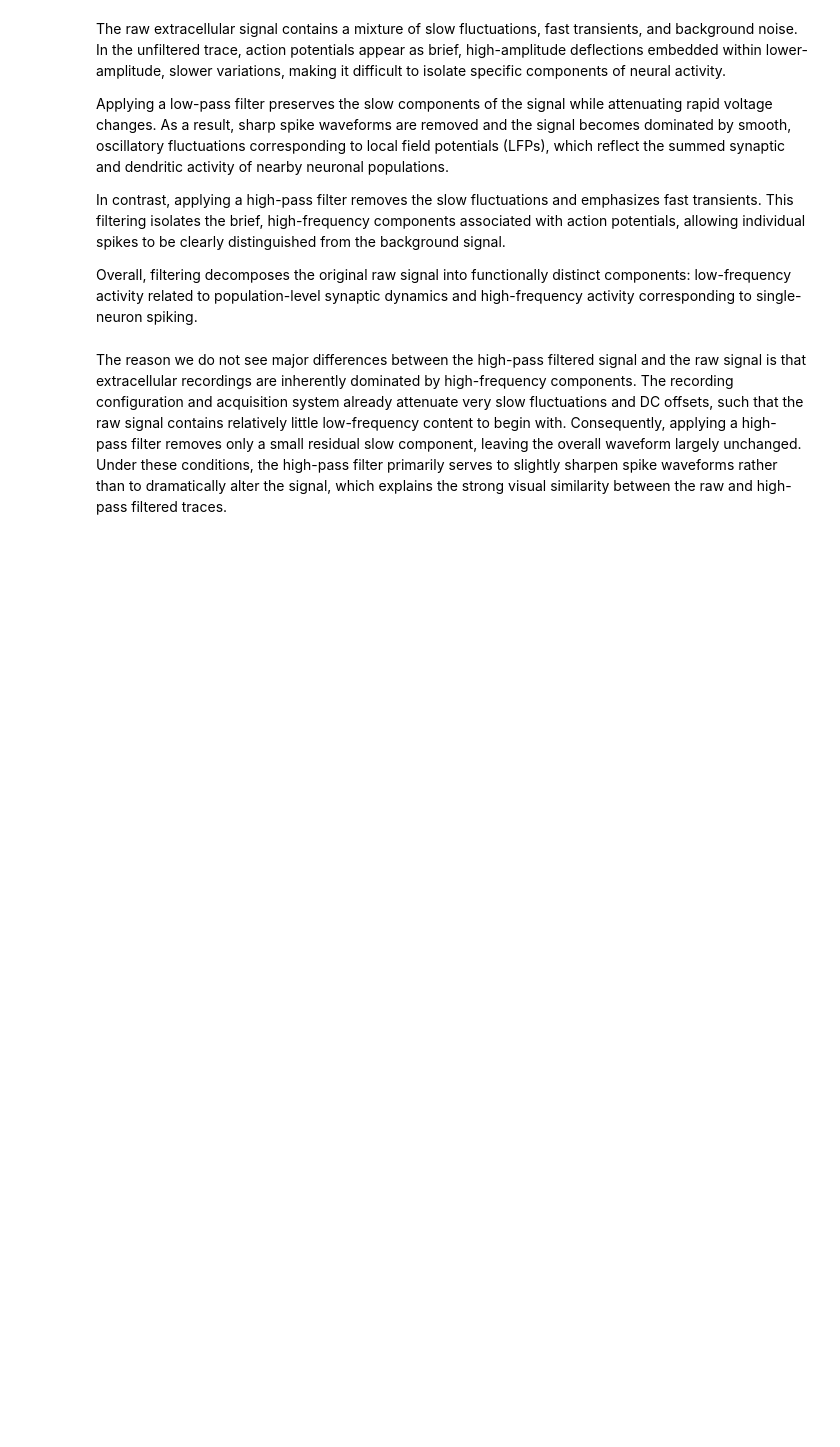
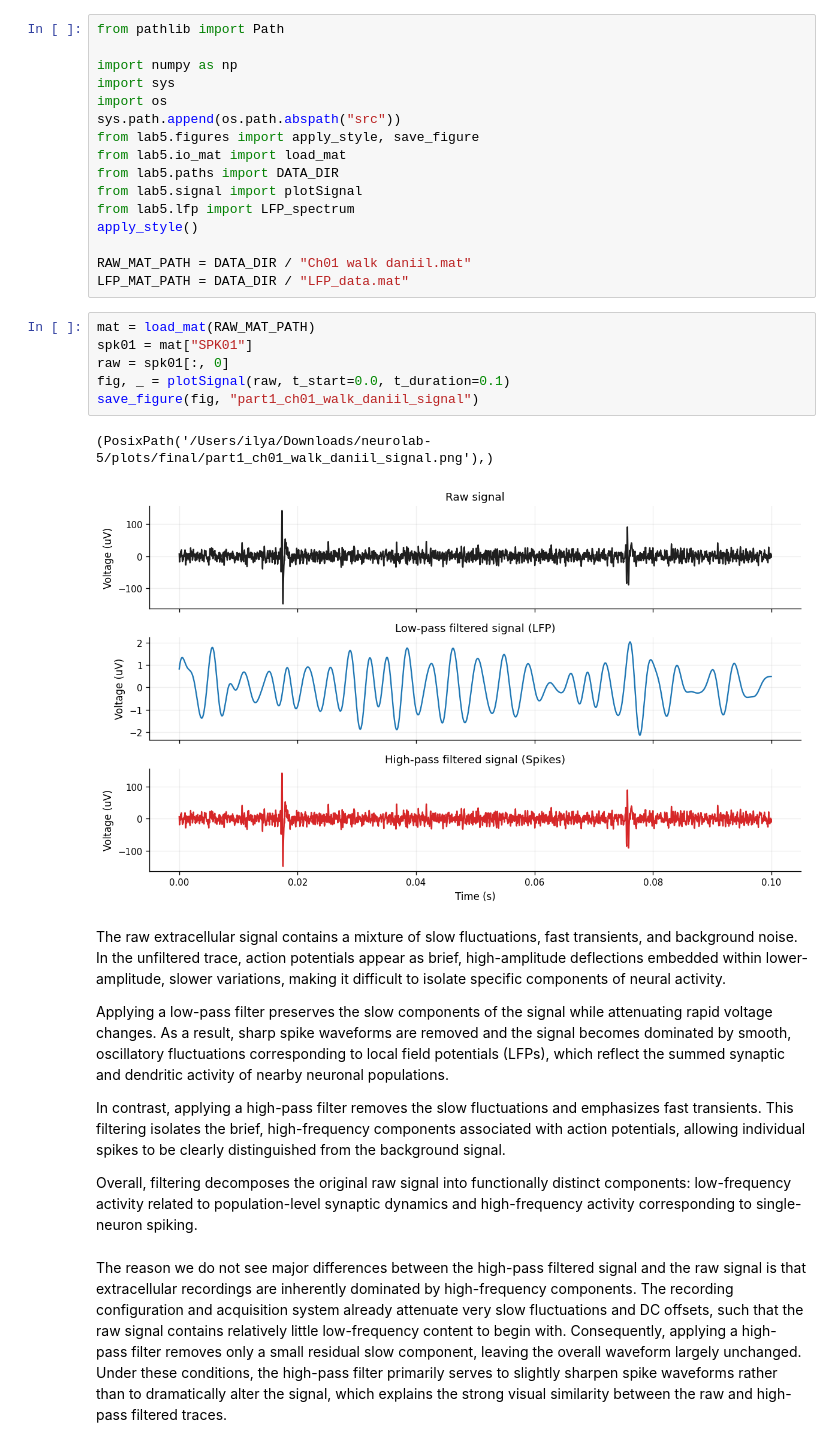
Before and after one commit to ohadgonen/neurolab-5, a Jupyter notebook: lab5.ipynb, the cells around one changed output. Drawn from its saved outputs; the diff is of its cells as text; blank space fills up the shorter version.

```diff
--- a/lab5.ipynb
+++ b/lab5.ipynb
@@ -84,3 +1,28 @@ raw_signal: n=4799950, mean=8.92e-06, std=13.1, min=-215, max=183
+# %%
+from pathlib import Path
+
+import numpy as np
+import sys
+import os
+sys.path.append(os.path.abspath("src"))
+from lab5.figures import apply_style, save_figure
+from lab5.io_mat import load_mat
+from lab5.paths import DATA_DIR
+from lab5.signal import plotSignal
+from lab5.lfp import LFP_spectrum
+apply_style()
+
+RAW_MAT_PATH = DATA_DIR / "Ch01 walk daniil.mat"
+LFP_MAT_PATH = DATA_DIR / "LFP_data.mat"
+# %%
+mat = load_mat(RAW_MAT_PATH)
+spk01 = mat["SPK01"]
+raw = spk01[:, 0]
+fig, _ = plotSignal(raw, t_start=0.0, t_duration=0.1)
+save_figure(fig, "part1_ch01_walk_daniil_signal")
+# %% [output]
+(PosixPath('/Users/ilya/Downloads/neurolab-5/plots/final/part1_ch01_walk_daniil_signal.png'),)
+[figure, added]
 # %% [markdown]
 The raw extracellular signal contains a mixture of slow fluctuations, fast transients, and background noise. In the unfiltered trace, action potentials appear as brief, high-amplitude deflections embedded within lower-amplitude, slower variations, making it difficult to isolate specific components of neural activity.
 
```
Also changed, not shown: parts of 3 cells of this notebook.
